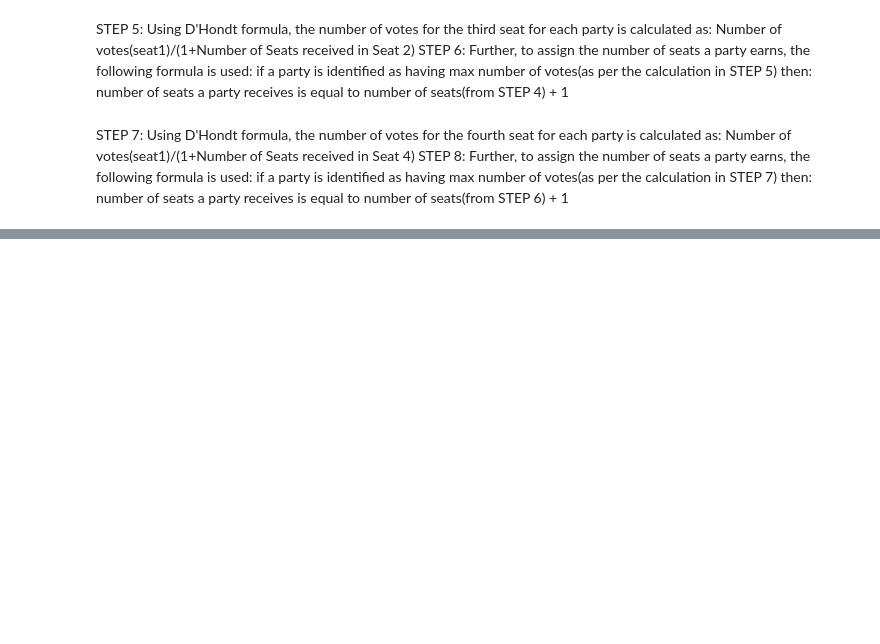
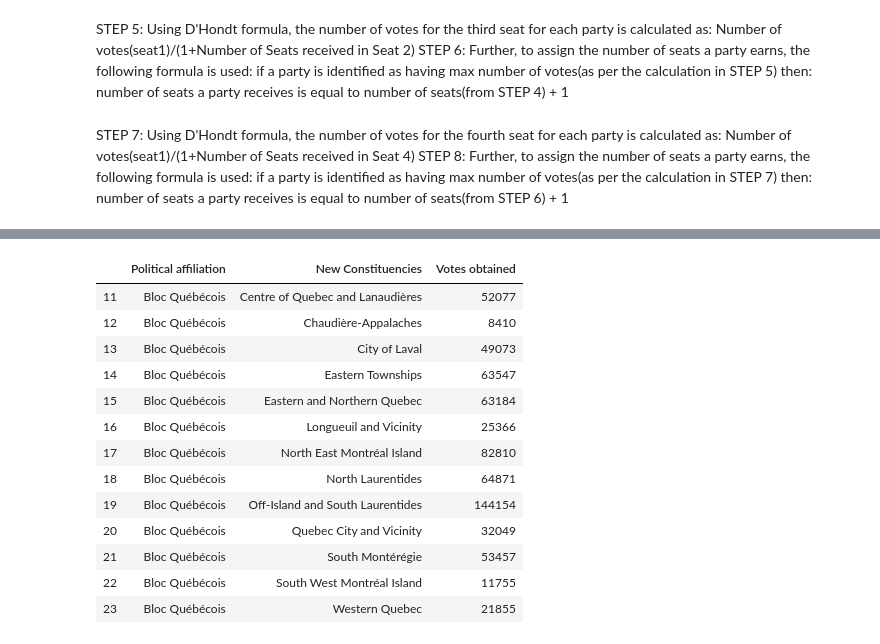
Before and after one commit to Bablibap/Additional-Projects, a Jupyter notebook: Summary.ipynb, the cells around one changed output, grey strips where cells are left out. Saved outputs shown, nothing was run; the diff lists cells and outputs as text; code cells hidden in the pictures; blank space fills up the shorter version.

```diff
--- a/Summary.ipynb
+++ b/Summary.ipynb
@@ -81,0 +193,2 @@ pei.to_csv('Summary.csv')
+# %%
+votesgrouped = pd.read_csv('Vote.csv')
@@ -81,0 +204,17 @@ pei.to_csv('Summary.csv')
+# %%
+votesgrouped[votesgrouped['Political affiliation'].str.contains("Bloc")==True]
+# %% [output]
+|  | Political affiliation | New Constituencies | Votes obtained |
+| 11 | Bloc Québécois | Centre of Quebec and Lanaudières | 52077 |
+| 12 | Bloc Québécois | Chaudière-Appalaches | 8410 |
+| 13 | Bloc Québécois | City of Laval | 49073 |
+| 14 | Bloc Québécois | Eastern Townships | 63547 |
+| 15 | Bloc Québécois | Eastern and Northern Quebec | 63184 |
+| 16 | Bloc Québécois | Longueuil and Vicinity | 25366 |
+| 17 | Bloc Québécois | North East Montréal Island | 82810 |
+| 18 | Bloc Québécois | North Laurentides | 64871 |
+| 19 | Bloc Québécois | Off-Island and South Laurentides | 144154 |
+| 20 | Bloc Québécois | Quebec City and Vicinity | 32049 |
+| 21 | Bloc Québécois | South Montérégie | 53457 |
+| 22 | Bloc Québécois | South West Montréal Island | 11755 |
+| 23 | Bloc Québécois | Western Quebec | 21855 |
```
Also changed, not shown: parts of 29 cells of this notebook.
